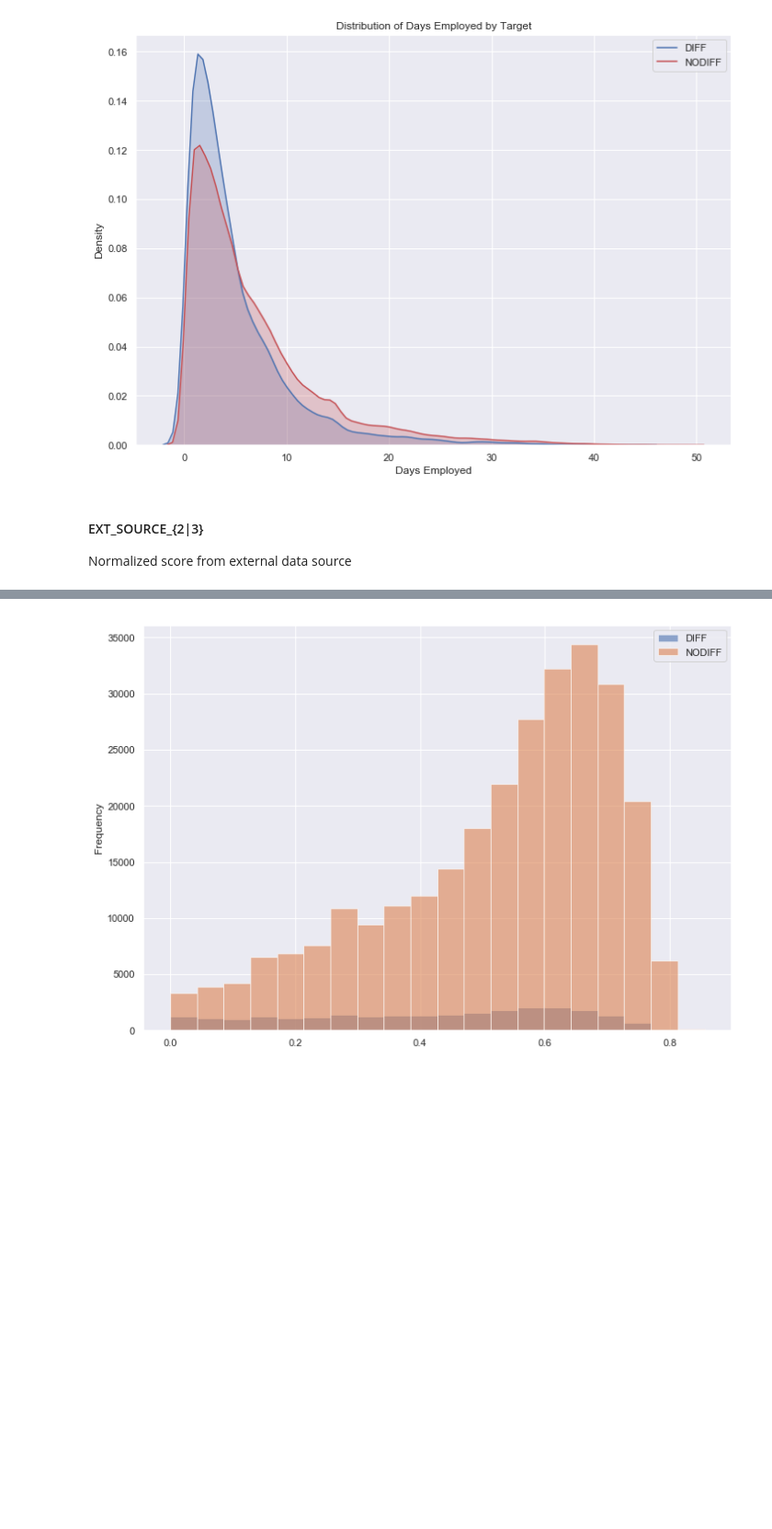
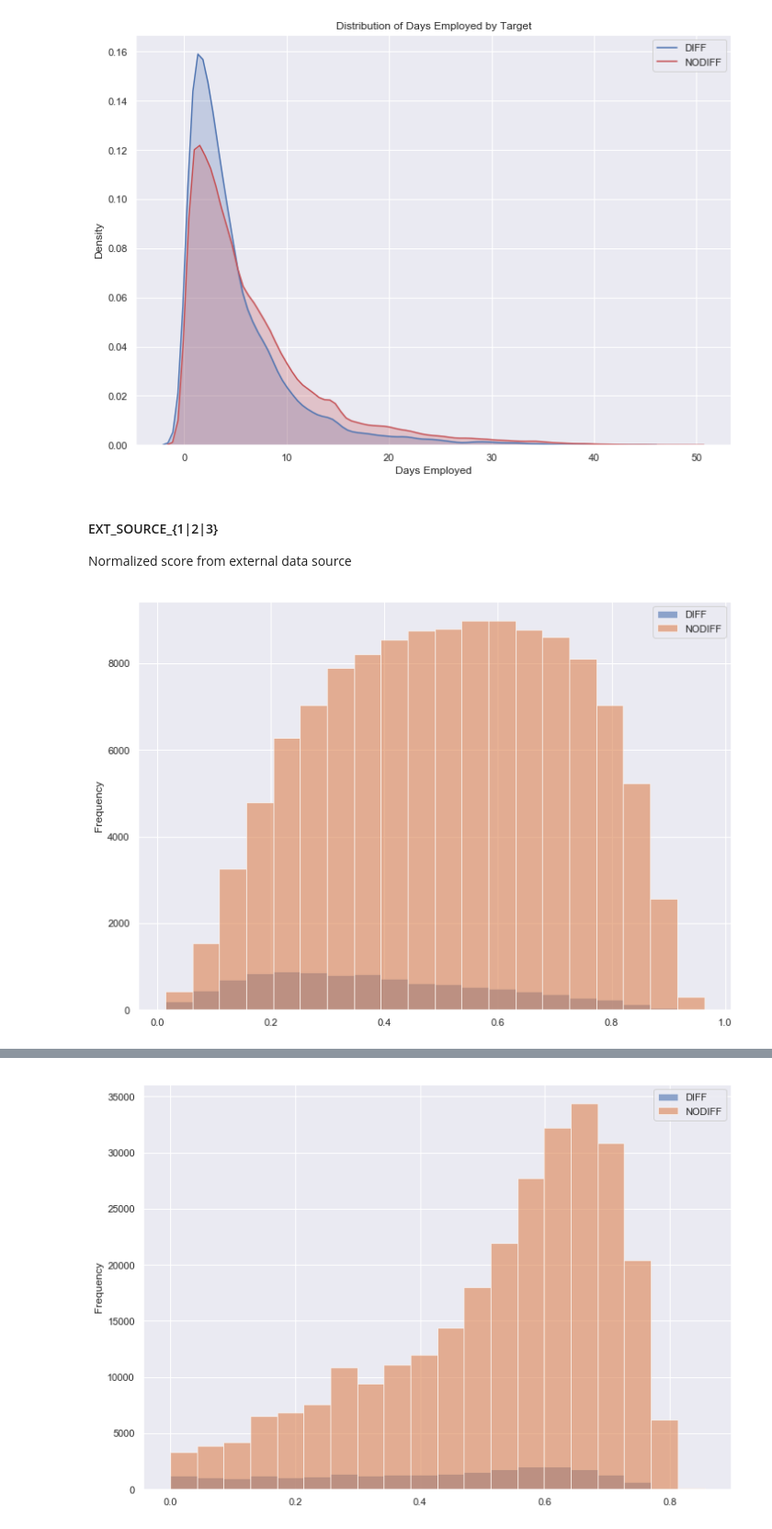
Before and after one commit to aminesnow/ML, a Jupyter notebook: python_applications/credit_default_risk/credit_default_risk_study.ipynb, the cells around one changed output, grey strips where cells are left out. Shown at 92% size. Saved outputs shown, nothing was run; the diff lists cells and outputs as text; code cells hidden in the pictures; blank space fills up the shorter version.

```diff
--- a/python_applications/credit_default_risk/credit_default_risk_study.ipynb
+++ b/python_applications/credit_default_risk/credit_default_risk_study.ipynb
@@ -470,5 +617,20 @@ plt.ylabel('Density');
 # %% [output]
 [figure]
 # %% [markdown]
- #### EXT_SOURCE_{2|3}
+ #### EXT_SOURCE_{1|2|3}
  Normalized score from external data source
+# %%
+diff_EXT_SOURCE_1 = application_train[(application_train.TARGET == 1) & (application_train.EXT_SOURCE_1.notnull())].EXT_SOURCE_1
+nodiff_EXT_SOURCE_1 = application_train[(application_train.TARGET == 0) & (application_train.EXT_SOURCE_1.notnull())].EXT_SOURCE_1
+
+
+pd.DataFrame(
+{'DIFF': diff_EXT_SOURCE_1
+,
+ 'NODIFF': nodiff_EXT_SOURCE_1
+},
+columns=['DIFF','NODIFF']
+).plot(kind = 'hist',bins = 20,alpha=0.6)
+plt.show()
+# %% [output]
+[figure, added]
```
Also changed, not shown: parts of 45 cells of this notebook.
